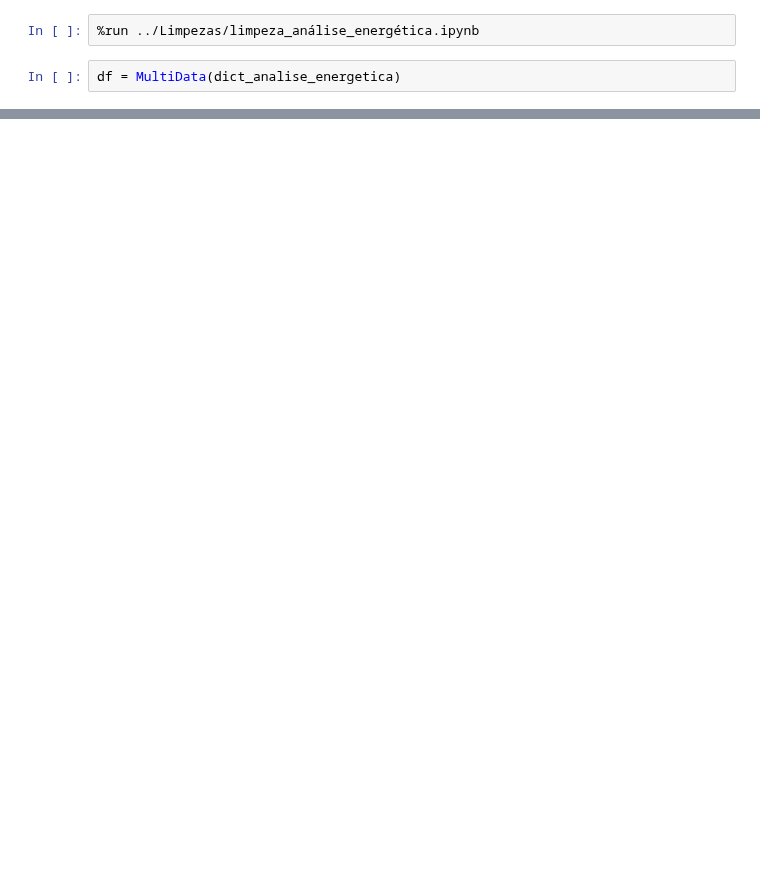
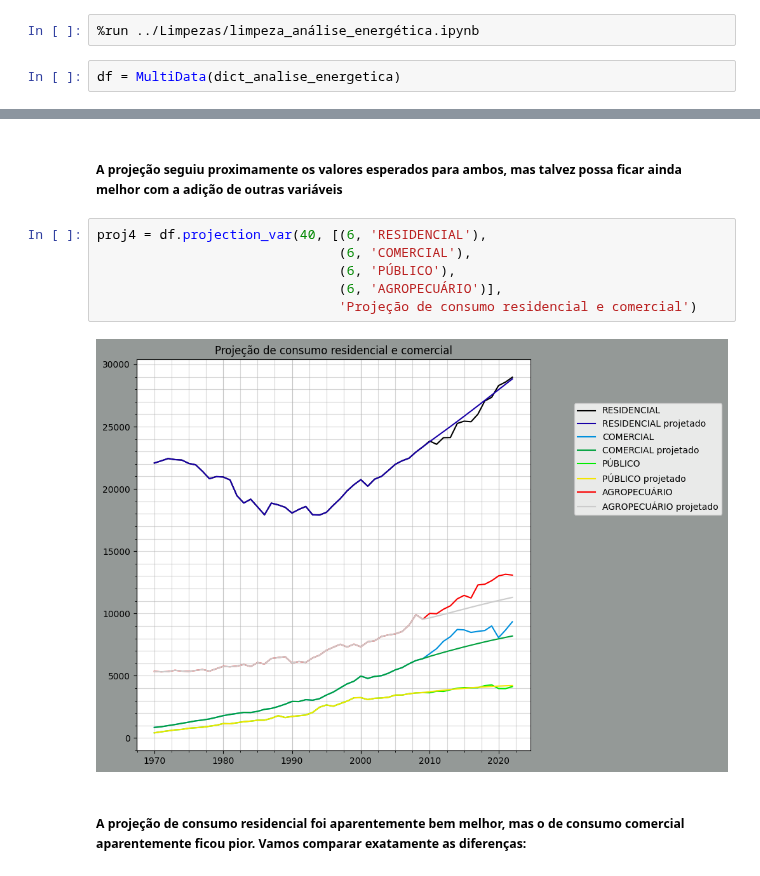
Before and after one commit to scrrpfv/projeto-ip, a Jupyter notebook: Analises/projecao.ipynb, the cells around one changed output, grey strips where cells are left out. Drawn from its saved outputs; the diff is of its cells as text; blank space fills up the shorter version.

```diff
--- a/Analises/projecao.ipynb
+++ b/Analises/projecao.ipynb
@@ -63,0 +91,12 @@ errordiff(resultado2, resultado3)
+# %% [markdown]
+##### A projeção seguiu proximamente os valores esperados para ambos, mas talvez possa ficar ainda melhor com a adição de outras variáveis
+# %%
+proj4 = df.projection_var(40, [(6, 'RESIDENCIAL'),
+                               (6, 'COMERCIAL'),
+                               (6, 'PÚBLICO'),
+                               (6, 'AGROPECUÁRIO')],
+                               'Projeção de consumo residencial e comercial')
+# %% [output]
+[figure, added]
+# %% [markdown]
+##### A projeção de consumo residencial foi aparentemente bem melhor, mas o de consumo comercial aparentemente ficou pior. Vamos comparar exatamente as diferenças:
```
Also changed, not shown: parts of 32 cells of this notebook, 2 other files.
